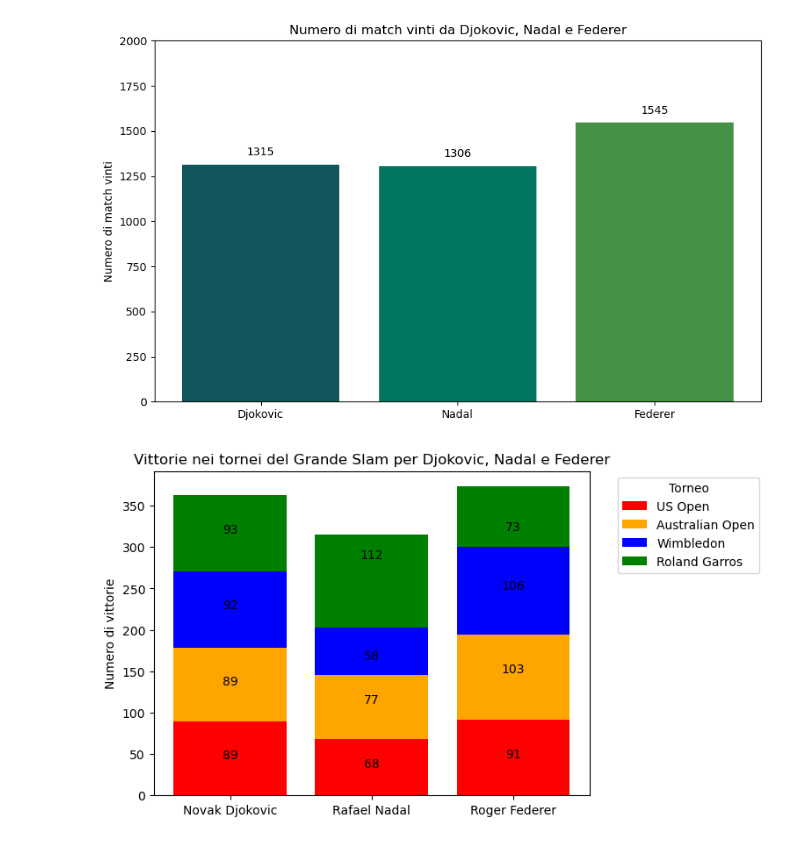
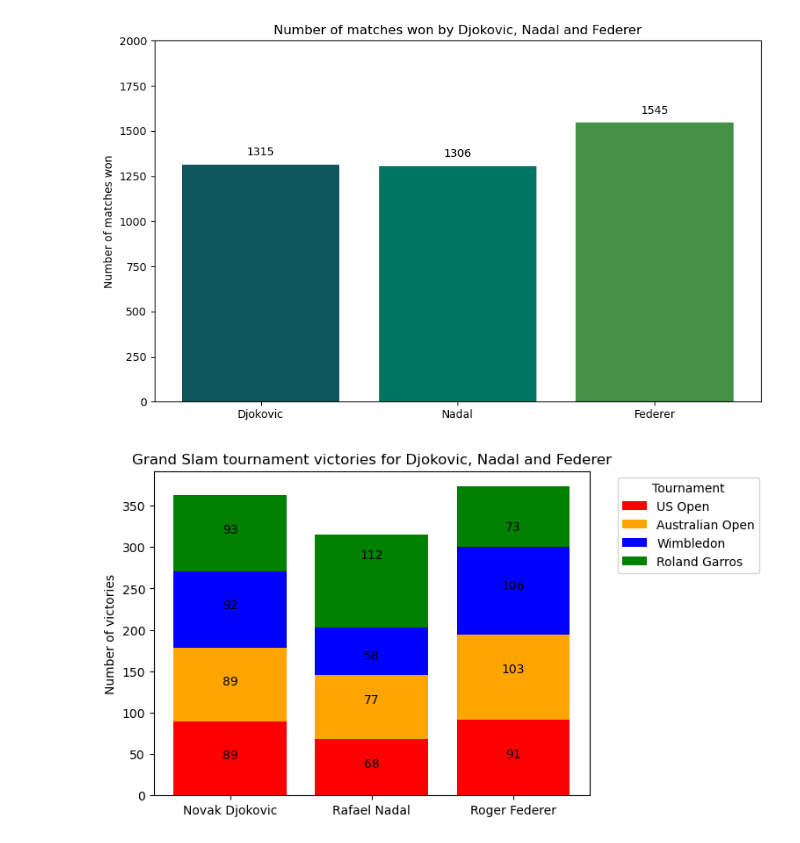
Before and after one commit to yasemitee/SciVIs, a Jupyter notebook: goat.ipynb, the cells around one changed output. Drawn from its saved outputs; the diff is of its cells as text; code cells hidden in the pictures.

```diff
--- a/goat.ipynb
+++ b/goat.ipynb
@@ -27,8 +27,8 @@ federer = atp_matches[(atp_matches['winner_name'] == 'Roger Federer') | (atp_mat
 
 plt.figure(figsize=(10, 6))
 plt.bar(['Djokovic', 'Nadal', 'Federer'], [djokovic.shape[0], nadal.shape[0], federer.shape[0]], color=colors)
-plt.ylabel('Numero di match vinti')
-plt.title('Numero di match vinti da Djokovic, Nadal e Federer')
+plt.ylabel('Number of matches won')
+plt.title('Number of matches won by Djokovic, Nadal and Federer')
 
 plt.ylim(0, 2000)
 
@@ -38,44 +38,44 @@ for i, v in enumerate([djokovic.shape[0], nadal.shape[0], federer.shape[0]]):
 
 plt.show()
 # %% [output]
-[figure, old version]
+[figure, new version]
 # %%
 # Numero di slam vinti da Djokovic, Nadal e Federer
 
 total_grand_slam_wins = atp_matches[(atp_matches['winner_name'].isin(['Novak Djokovic', 'Rafael Nadal', 'Roger Federer'])) & atp_matches['tourney_level'].isin(['G'])]
 slams_by_tourney = total_grand_slam_wins.groupby(['winner_name', 'tourney_name']).size().reset_index(name='count')
 
 players = ['Novak Djokovic', 'Rafael Nadal', 'Roger Federer']
 us_open_wins = [slams_by_tourney[(slams_by_tourney['winner_name'] == player) & (slams_by_tourney['tourney_name'] == 'US Open')]['count'].values[0] for player in players]
 aus_open_wins = [slams_by_tourney[(slams_by_tourney['winner_name'] == player) & (slams_by_tourney['tourney_name'] == 'Australian Open')]['count'].values[0] for player in players]
 wimbledon_wins = [slams_by_tourney[(slams_by_tourney['winner_name'] == player) & (slams_by_tourney['tourney_name'] == 'Wimbledon')]['count'].values[0] for player in players]
 roland_garros_wins = [slams_by_tourney[(slams_by_tourney['winner_name'] == player) & (slams_by_tourney['tourney_name'] == 'Roland Garros')]['count'].values[0] for player in players]
 
 colors = {'Wimbledon': 'blue', 'US Open': 'red', 'Roland Garros': 'green', 'Australian Open': 'orange'}
 plt.bar(players, us_open_wins, label='US Open', color=colors['US Open'])
 plt.bar(players, aus_open_wins, label='Australian Open',bottom=us_open_wins, color=colors['Australian Open'])
 plt.bar(players, wimbledon_wins, label='Wimbledon', bottom=[i+j for i,j in zip(us_open_wins, aus_open_wins)], color=colors['Wimbledon'])
 plt.bar(players, roland_garros_wins, label='Roland Garros', bottom=[i+j+k for i,j,k in zip(us_open_wins, aus_open_wins, wimbledon_wins)], color=colors['Roland Garros'])
 
 for i, v in enumerate(us_open_wins):
     plt.text(i, v/2, str(v), color='black', ha='center')
 
 for i, v in enumerate(aus_open_wins):
     plt.text(i, v + us_open_wins[i]/2, str(v), color='black', ha='center')
 
 for i, v in enumerate(wimbledon_wins):
     plt.text(i, v + us_open_wins[i] + aus_open_wins[i]/2, str(v), color='black', ha='center')
 
 for i, v in enumerate(roland_garros_wins):
     plt.text(i, v + us_open_wins[i] + aus_open_wins[i] + wimbledon_wins[i]/2, str(v), color='black', ha='center')
 
 
-plt.legend(title='Torneo', loc='best', bbox_to_anchor=(1.05, 1))
-plt.ylabel('Numero di vittorie')
-plt.title('Vittorie nei tornei del Grande Slam per Djokovic, Nadal e Federer')
+plt.legend(title='Tournament', loc='best', bbox_to_anchor=(1.05, 1))
+plt.ylabel('Number of victories')
+plt.title('Grand Slam tournament victories for Djokovic, Nadal and Federer')
 plt.show()
 # %% [output]
-[figure, old version]
+[figure, new version]
 # %%
 # Heatmap che mostra il numero di match vinti negli scontri diretti tra Djokovic, Nadal e Federer
 
```
Also changed, not shown: parts of 3 cells of this notebook, 4 other files.
